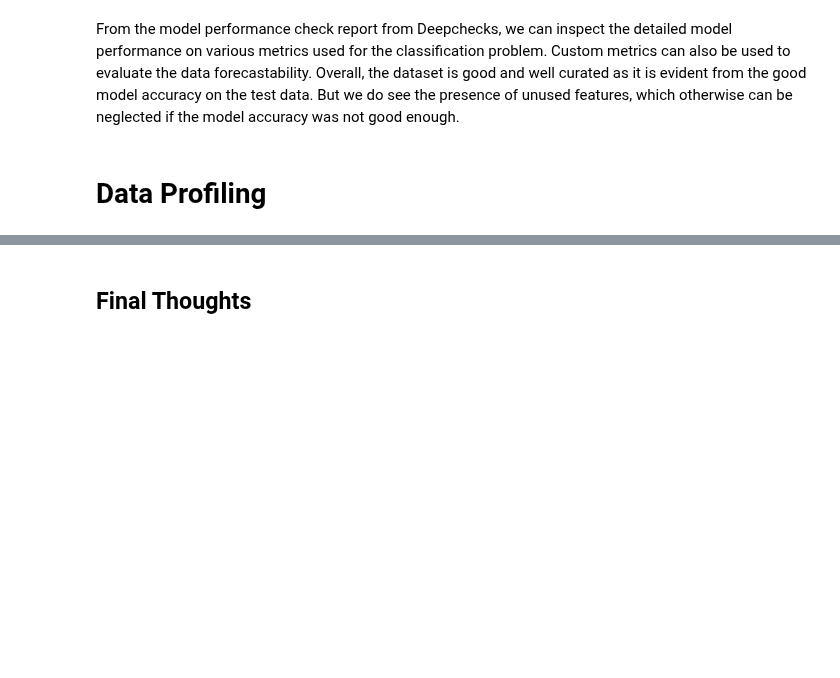
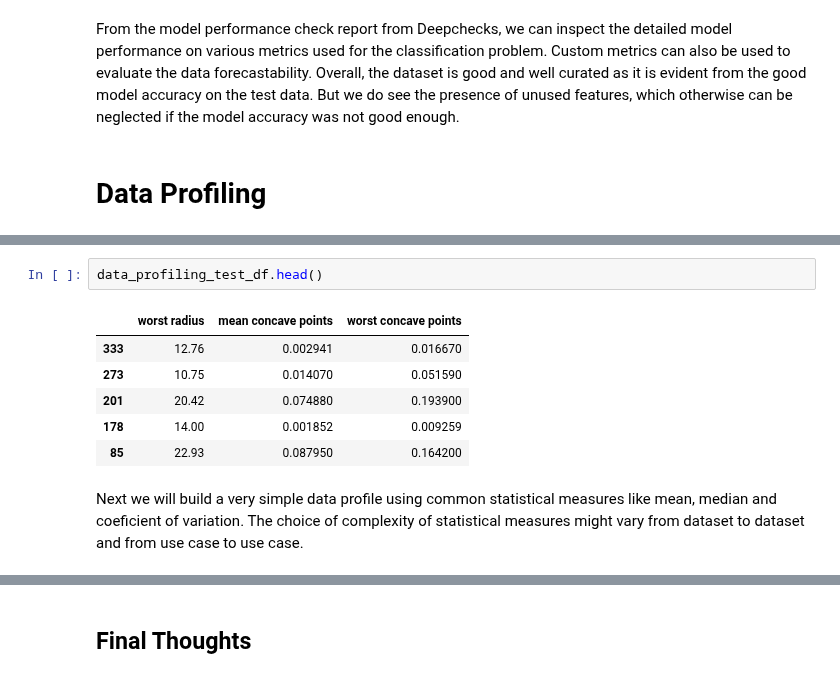
Before and after one commit to PacktPublishing/Applied-Machine-Learning-Explainability-Techniques, a Jupyter notebook: Chapter03/Data_Centric_XAI_part_1.ipynb, the cells around one changed output, grey strips where cells are left out. Saved outputs shown, nothing was run; the diff lists cells and outputs as text; blank space fills up the shorter version.

```diff
--- a/Chapter03/Data_Centric_XAI_part_1.ipynb
+++ b/Chapter03/Data_Centric_XAI_part_1.ipynb
@@ -288,0 +307,11 @@ From the model performance check report from Deepchecks, we can inspect the deta
+# %%
+data_profiling_test_df.head()
+# %% [output]
+|  | worst radius | mean concave points | worst concave points |
+| 333 | 12.76 | 0.002941 | 0.016670 |
+| 273 | 10.75 | 0.014070 | 0.051590 |
+| 201 | 20.42 | 0.074880 | 0.193900 |
+| 178 | 14.00 | 0.001852 | 0.009259 |
+| 85 | 22.93 | 0.087950 | 0.164200 |
+# %% [markdown]
+Next we will build a very simple data profile using common statistical measures like mean, median and coeficient of variation. The choice of complexity of statistical measures might vary from dataset to dataset and from use case to use case.
```
Also changed, not shown: parts of 11 cells of this notebook.
